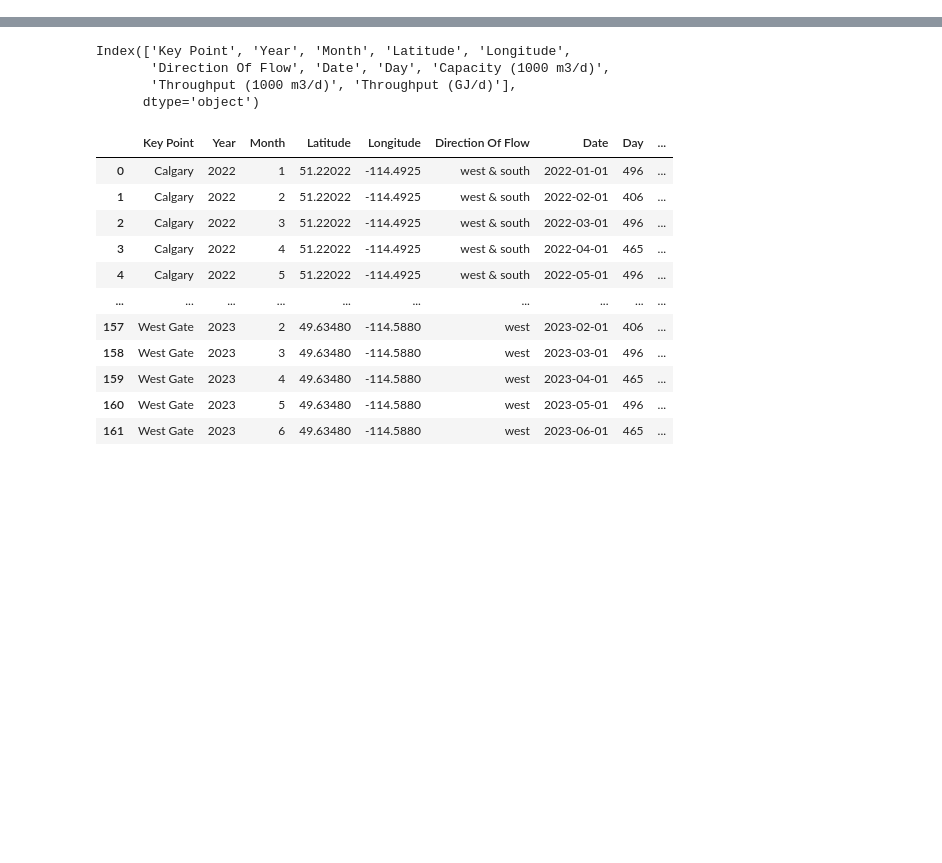
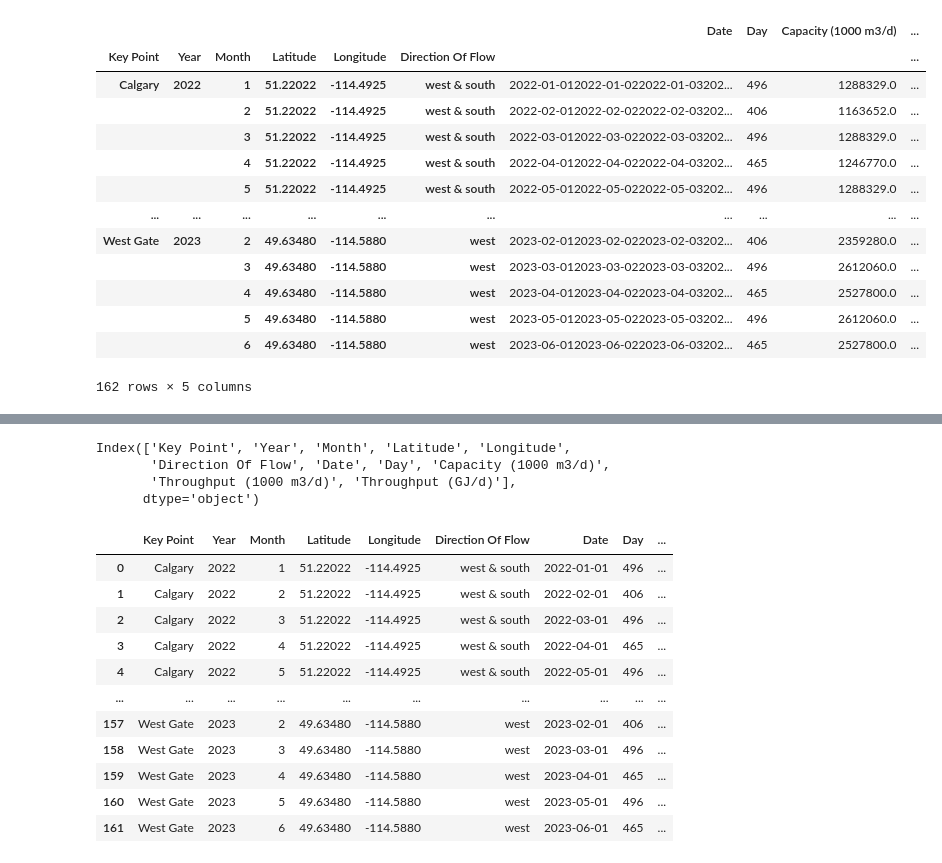
Before and after one commit to drewbosch98/Natural_Gas_Projects, a Jupyter notebook: Natural_Gas_Flow_Dashboard.ipynb, the cells around one changed output, grey strips where cells are left out. Drawn from its saved outputs; the diff is of its cells as text; code cells hidden in the pictures; blank space fills up the shorter version.

```diff
--- a/Natural_Gas_Flow_Dashboard.ipynb
+++ b/Natural_Gas_Flow_Dashboard.ipynb
@@ -18,8 +16,24 @@ df = df[['Date', 'Day', 'Month', 'Year', 'Key Point','Latitude', 'Longitude', 'D
 # %%
 #filtering the data
 df = df[df["Date"]>= "2022-01-01"]
 df = df.groupby(by = ["Key Point","Year", "Month", "Latitude", "Longitude", "Direction Of Flow"]).sum()
 # df = df.drop(['Day','Date'], axis= 1)
+df
+# %% [output]
+|  |  |  |  |  |  | Date | Day | Capacity (1000 m3/d) | ... |
+| Key Point | Year | Month | Latitude | Longitude | Direction Of Flow |  |  |  | ... |
+| Calgary | 2022 | 1 | 51.22022 | -114.4925 | west & south | 2022-01-012022-01-022022-01-03202... | 496 | 1288329.0 | ... |
+|  |  | 2 | 51.22022 | -114.4925 | west & south | 2022-02-012022-02-022022-02-03202... | 406 | 1163652.0 | ... |
+|  |  | 3 | 51.22022 | -114.4925 | west & south | 2022-03-012022-03-022022-03-03202... | 496 | 1288329.0 | ... |
+|  |  | 4 | 51.22022 | -114.4925 | west & south | 2022-04-012022-04-022022-04-03202... | 465 | 1246770.0 | ... |
+|  |  | 5 | 51.22022 | -114.4925 | west & south | 2022-05-012022-05-022022-05-03202... | 496 | 1288329.0 | ... |
+| ... | ... | ... | ... | ... | ... | ... | ... | ... | ... |
+| West Gate | 2023 | 2 | 49.63480 | -114.5880 | west | 2023-02-012023-02-022023-02-03202... | 406 | 2359280.0 | ... |
+|  |  | 3 | 49.63480 | -114.5880 | west | 2023-03-012023-03-022023-03-03202... | 496 | 2612060.0 | ... |
+|  |  | 4 | 49.63480 | -114.5880 | west | 2023-04-012023-04-022023-04-03202... | 465 | 2527800.0 | ... |
+|  |  | 5 | 49.63480 | -114.5880 | west | 2023-05-012023-05-022023-05-03202... | 496 | 2612060.0 | ... |
+|  |  | 6 | 49.63480 | -114.5880 | west | 2023-06-012023-06-022023-06-03202... | 465 | 2527800.0 | ... |
+162 rows × 5 columns
 # %%
 #cover the multi level column index to single level column index
 df = df.reset_index()
```
Also changed, not shown: parts of 14 cells of this notebook, 34 other files.
